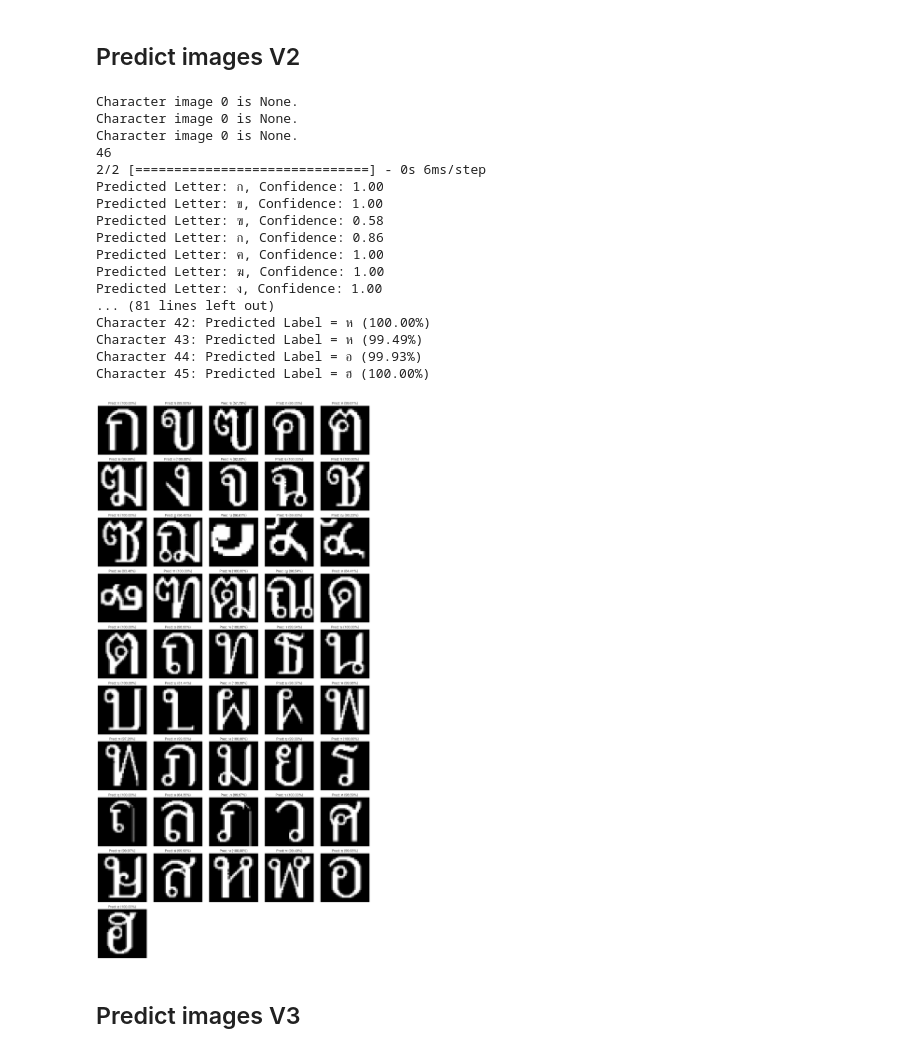
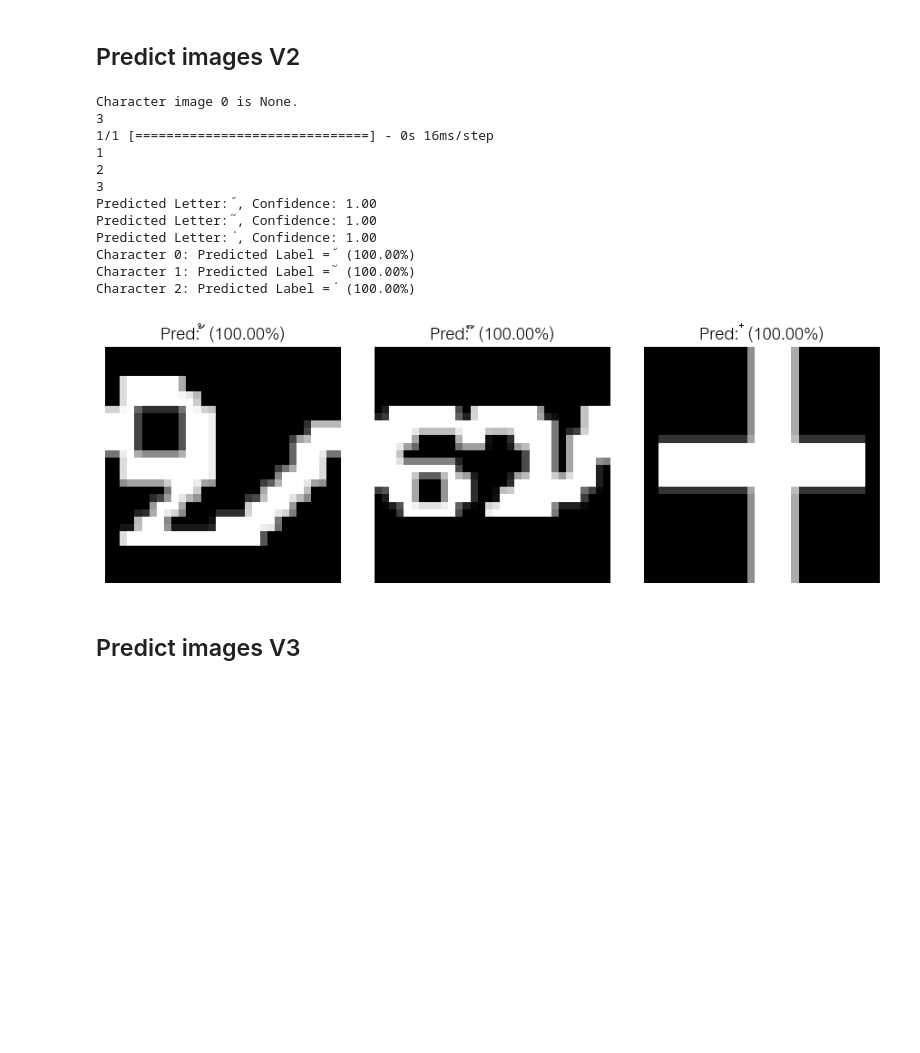
Before and after one commit to kunimpan/ocr-engine-python, a Jupyter notebook: scripts/ocr_transcripts_V2.ipynb, the cells around one changed output. Cells and saved outputs as stored; diff of their text form; code cells hidden in the pictures; blank space fills up the shorter version.

```diff
--- a/scripts/ocr_transcripts_V2.ipynb
+++ b/scripts/ocr_transcripts_V2.ipynb
@@ -147,7 +157,7 @@ for idx, line in enumerate(line_text_groups_images):
 ## จับคำอักษรในข้อความ
 # %%
 def erosion_image(binary_image):
-    kernel = cv2.getStructuringElement(cv2.MORPH_RECT, (2, 2))
+    kernel = cv2.getStructuringElement(cv2.MORPH_RECT, (1, 1))
     eroded_image = cv2.erode(binary_image, kernel, iterations=1)
     return eroded_image
 
@@ -224,7 +234,7 @@ def segment_image_horizontal_V2(histogram, image):
     return char_img
 
 def dilation_image(binary_image):
-    kernel = cv2.getStructuringElement(cv2.MORPH_RECT, (2, 2))
+    kernel = cv2.getStructuringElement(cv2.MORPH_RECT, (1, 1))
     dilated_image = cv2.dilate(binary_image, kernel, iterations=1)
     return dilated_image
 
@@ -270,8 +280,8 @@ def contour_image(char_image):
         x, y, w, h = cv2.boundingRect(contour)
 
         # เพิ่มขนาดกรอบ 10%
-        padding_x = int(w * 0.1)  # เพิ่ม 10% ของความกว้าง
-        padding_y = int(h * 0.1)  # เพิ่ม 10% ของความสูง
+        padding_x = int(w * 0.0)  # เพิ่ม 10% ของความกว้าง
+        padding_y = int(h * 0.0)  # เพิ่ม 10% ของความสูง
 
         # ปรับขอบเขตของกรอบ
         x = max(0, x - padding_x)
@@ -281,7 +291,7 @@ def contour_image(char_image):
 
         # กำหนดเงื่อนไขเพื่อกรอง Noise หรือกล่องเล็กเกินไป
 
-        if 2 < w < 100 and 10 < h < 100:  # ปรับค่าขนาดขั้นต่ำและสูงสุดตามต้องการ
+        if 2 < w < 100 and 2 < h < 100:  # ปรับค่าขนาดขั้นต่ำและสูงสุดตามต้องการ
             # ตัดภาพตัวอักษร
             char_img = char_image[y:y+h, x:x+w]
 
@@ -457,8 +467,11 @@ NameError: name 'text_char_group_images' is not defined
 # %% [markdown]
 ## Predict images V2
 # %%
+from tensorflow.keras.models import load_model
 #model_path = "../models/eng_numerals_model.h5"
-model_path = "../models/thai_consonants_model.h5"
+#model_path = "../models/thai_consonants_model.h5"
+#model_path = "../models/thai_vowels_model.h5"
+model_path = "../models/thai_tones_model.h5"
 model = load_model(model_path)
 # %%
 import cv2
@@ -481,16 +494,34 @@ uppercase = [chr(i) for i in range(ord('A'), ord('Z') + 1)]  # ['A', 'B', ..., '
 thai_characters = [
     'ก', 'ข', 'ฃ', 'ค', 'ฅ', 'ฆ', 'ง', 'จ', 'ฉ', 'ช', 'ซ', 'ฌ', 'ญ', 'ฎ',
     'ฏ', 'ฐ', 'ฑ', 'ฒ', 'ณ', 'ด', 'ต', 'ถ', 'ท', 'ธ', 'น', 'บ', 'ป', 'ผ',
-    'ฝ', 'พ', 'ฟ', 'ภ', 'ม', 'ย', 'ร', 'ฤ', 'ล', 'ฦ', 'ว', 'ศ', 'ษ', 'ส',
+    'ฝ', 'พ', 'ฟ', 'ภ', 'ม', 'ย', 'ร', 'ล', 'ว', 'ศ', 'ษ', 'ส',
     'ห', 'ฬ', 'อ', 'ฮ'
 ]
+
+thai_vowels = [
+    'ะ', 'า', 'ิ', 'ี', 'ึ', 'ื', 'ุ', 'ู', 'เ', 'โ', 'ฤ', 'ใ', 'ไ', '็',
+    'ั', 'ํ'
+]
+
+thai_tones = [
+    '่', '้', '๊', '๋',
+]
+
+'''
+thai_vowels = [
+    'อะ', 'อา', 'อิ', 'อี', 'อึ', 'อื', 'อุ', 'อู', 'เอ', 'โอ', 'ฤ', 'ใอ', 'ไอ', 'อ็',
+    'อํ', 'อั'
+]
+'''
 
 # สร้างลำดับ a, A, b, B, ...
 letters = [val for pair in zip(lowercase, uppercase) for val in pair]
 
 # รวมตัวเลขและตัวอักษรทั้งหมด
 #letters_class = numbers + letters
-letters_class = thai_characters
+#letters_class = thai_characters
+#letters_class = thai_vowels
+letters_class = thai_tones
 
 def resize_with_min_padding(image, desired_size, min_padding=10):
     """
@@ -572,6 +603,7 @@ predicted_classes = np.argmax(predictions, axis=1)
 confidence_scores = np.max(predictions, axis=1)  # ดึงค่าสูงสุดจากแต่ละแถว (ความมั่นใจของคลาสที่ทำนาย)
 
 for i, pred_class in enumerate(predicted_classes):
+    print(pred_class)
     predicted_letter = letters_class[pred_class]  # แปลงคลาสเป็นตัวอักษร
     confidence = confidence_scores[i]  # คะแนนความมั่นใจ
     text_block.append((predicted_letter, confidence))  # เก็บผลลัพธ์
@@ -584,50 +616,45 @@ for letter, confidence in text_block:
 
 # แสดงผลลัพธ์พร้อมภาพ
 num_images = len(processed_images)
 columns = 5  # จำนวนคอลัมน์ที่ต้องการ
 rows = math.ceil(num_images / columns)  # คำนวณจำนวนแถวตามจำนวนภาพ
 
 
 # ตั้งค่าฟอนต์ภาษาไทย
 rc('font', family='Cordia New')  # ใส่ชื่อฟอนต์ที่มีในระบบ
 
 #plt.figure(figsize=(5, rows * 1))  # ปรับขนาดของกราฟให้รองรับจำนวนแถว
 plt.figure(figsize=(columns * 3, rows * 3))  # ขนาดของกราฟสัมพันธ์กับจำนวนแถวและคอลัมน์
 for idx, (padded_img, pred_label, confidence) in enumerate(zip(processed_images, predicted_classes, confidence_scores)):
     plt.subplot(rows, columns, idx + 1)  # ปรับ subplot ตามจำนวนแถวและคอลัมน์
 
     # แปลงภาพกลับเป็น 2D สำหรับการแสดงผล (ในกรณีที่เป็น (height, width, 1))
     if padded_img.shape[-1] == 1:
         padded_img = padded_img.squeeze()
 
     plt.imshow(padded_img, cmap='gray')  # แสดงภาพ Grayscale
     #plt.title(f"Pred: {pred_label + 1}", fontsize=10)  # แสดง Label ที่ทำนาย
     plt.title(f"Pred: {letters_class[pred_label]} ({confidence:.2%})", fontsize=20)  # แสดง Label และ % Confidence
     plt.axis('off')  # ปิดแกน
 
     print(f"Character {idx}: Predicted Label = {letters_class[pred_label]} ({confidence:.2%})")
 
 plt.tight_layout()  # จัด Layout ให้ชิดกัน
 plt.show()
 # %% [output]
 Character image 0 is None.
-Character image 0 is None.
-Character image 0 is None.
-46
-2/2 [==============================] - 0s 6ms/step
-Predicted Letter: ก, Confidence: 1.00
-Predicted Letter: ข, Confidence: 1.00
-Predicted Letter: ฃ, Confidence: 0.58
-Predicted Letter: ก, Confidence: 0.86
-Predicted Letter: ฅ, Confidence: 1.00
-Predicted Letter: ฆ, Confidence: 1.00
-Predicted Letter: ง, Confidence: 1.00
-... (81 lines left out)
-Character 42: Predicted Label = ห (100.00%)
-Character 43: Predicted Label = ห (99.49%)
-Character 44: Predicted Label = อ (99.93%)
-Character 45: Predicted Label = ฮ (100.00%)
+3
+1/1 [==============================] - 0s 16ms/step
+1
+2
+3
+Predicted Letter: ้, Confidence: 1.00
+Predicted Letter: ๊, Confidence: 1.00
+Predicted Letter: ๋, Confidence: 1.00
+Character 0: Predicted Label = ้ (100.00%)
+Character 1: Predicted Label = ๊ (100.00%)
+Character 2: Predicted Label = ๋ (100.00%)
-[figure, old version]
+[figure, new version]
 # %% [markdown]
 ## Predict images V3
 # %%
```
Also changed, not shown: parts of 4 cells of this notebook, 26 other files.
